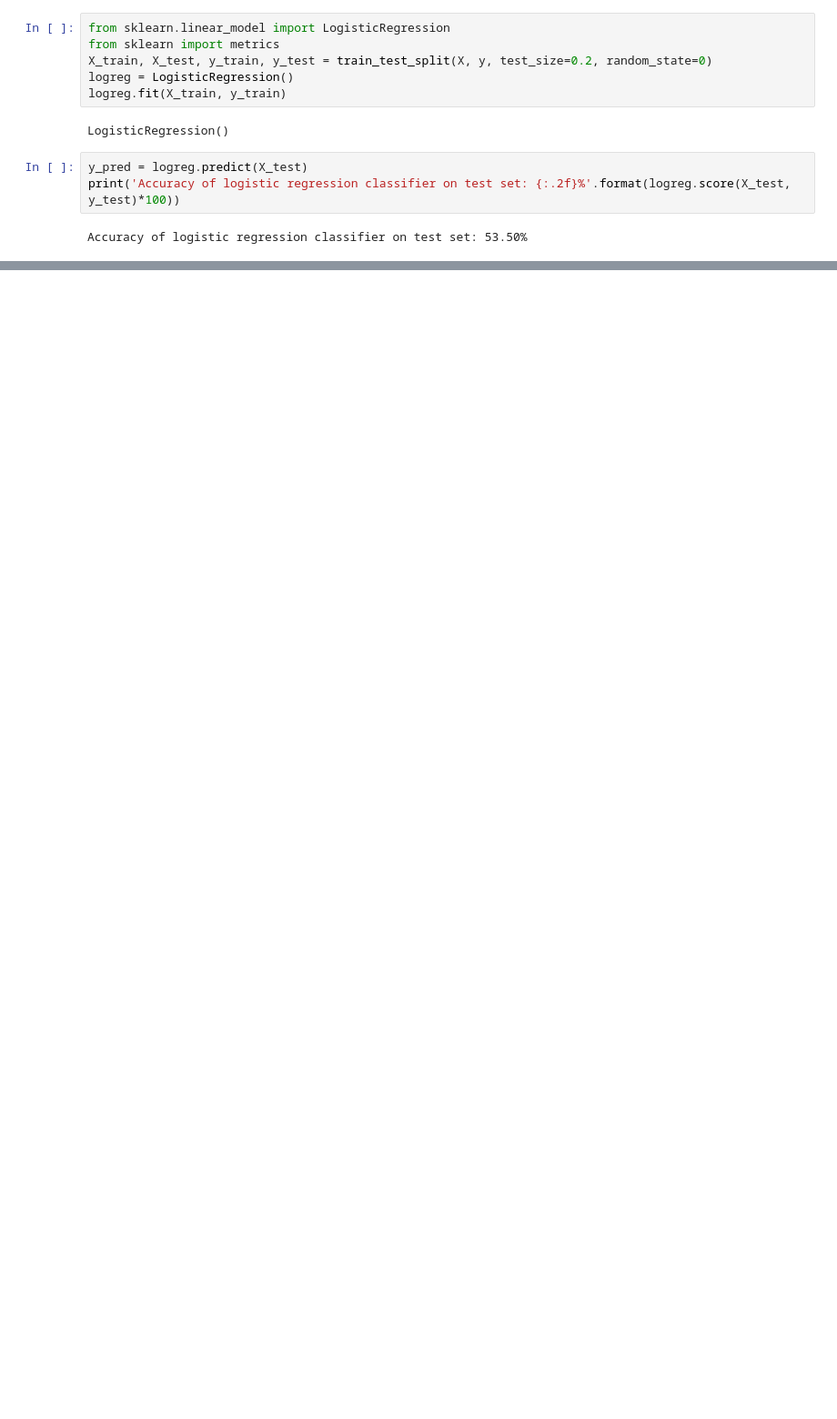
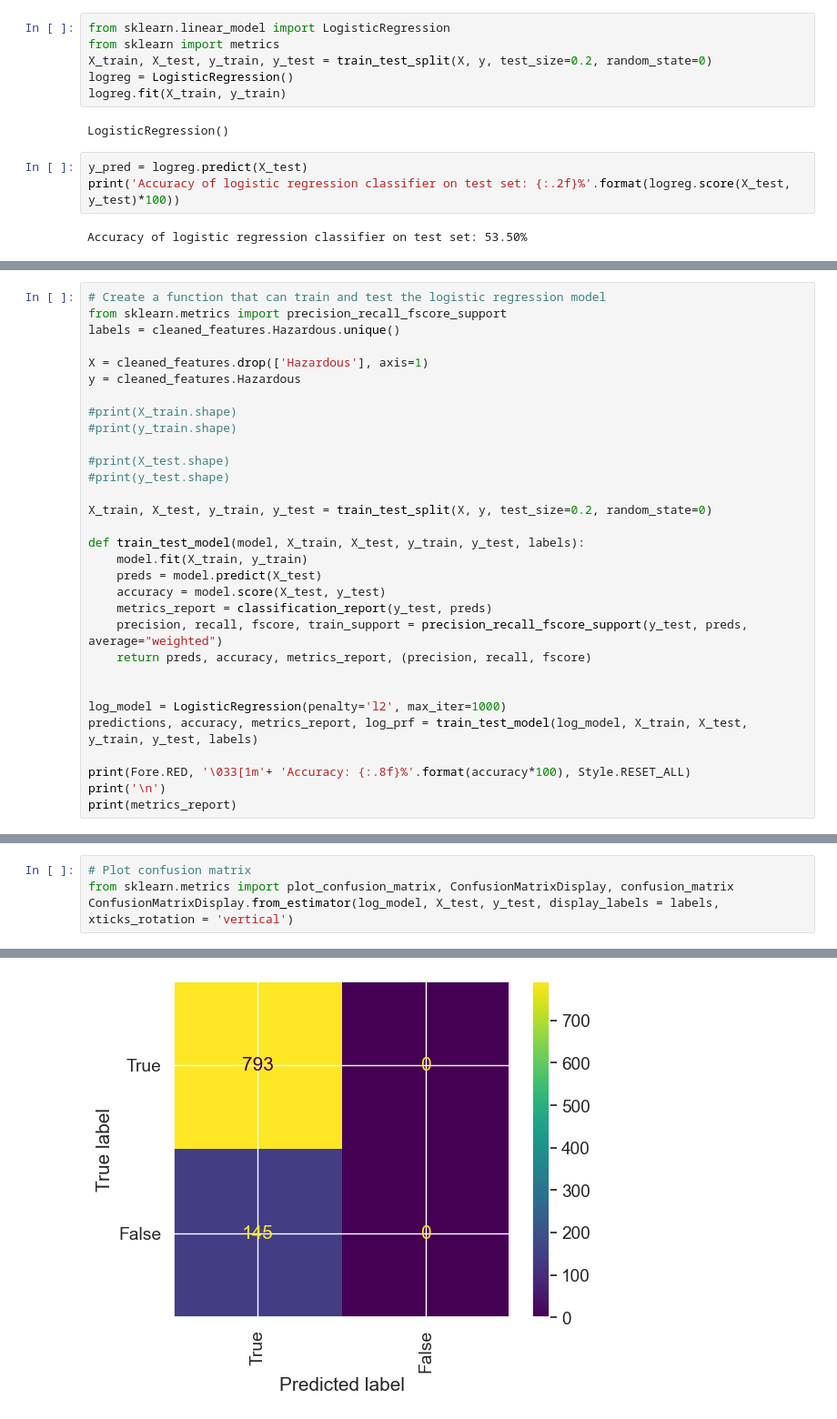
Before and after one commit to alisonjing/DTSA5506-Data-Mining-Project, a Jupyter notebook: NASA_Asteroid_Classification.ipynb, the cells around one changed output, grey strips where cells are left out. Shown at 91% size. Saved outputs shown, nothing was run; the diff lists cells and outputs as text; blank space fills up the shorter version.

```diff
--- a/NASA_Asteroid_Classification.ipynb
+++ b/NASA_Asteroid_Classification.ipynb
@@ -822,0 +886,31 @@ Accuracy of logistic regression classifier on test set: 53.50%
+# %%
+# Create a function that can train and test the logistic regression model
+from sklearn.metrics import precision_recall_fscore_support
+labels = cleaned_features.Hazardous.unique()
+
+X = cleaned_features.drop(['Hazardous'], axis=1)
+y = cleaned_features.Hazardous
+
+#print(X_train.shape)
+#print(y_train.shape)
+
+#print(X_test.shape)
+#print(y_test.shape)
+
+X_train, X_test, y_train, y_test = train_test_split(X, y, test_size=0.2, random_state=0)
+
+def train_test_model(model, X_train, X_test, y_train, y_test, labels):
+    model.fit(X_train, y_train)
+    preds = model.predict(X_test)
+    accuracy = model.score(X_test, y_test)
+    metrics_report = classification_report(y_test, preds)
+    precision, recall, fscore, train_support = precision_recall_fscore_support(y_test, preds, average="weighted")
+    return preds, accuracy, metrics_report, (precision, recall, fscore)
+
+
+log_model = LogisticRegression(penalty='l2', max_iter=1000)
+predictions, accuracy, metrics_report, log_prf = train_test_model(log_model, X_train, X_test, y_train, y_test, labels)
+
+print(Fore.RED, '\033[1m'+ 'Accuracy: {:.8f}%'.format(accuracy*100), Style.RESET_ALL)
+print('\n')
+print(metrics_report)
@@ -822,0 +957,5 @@ Accuracy of logistic regression classifier on test set: 53.50%
+# %%
+# Plot confusion matrix
+from sklearn.metrics import plot_confusion_matrix, ConfusionMatrixDisplay, confusion_matrix
+ConfusionMatrixDisplay.from_estimator(log_model, X_test, y_test, display_labels = labels, xticks_rotation = 'vertical')
+# %% [output]
@@ -822,0 +963 @@ Accuracy of logistic regression classifier on test set: 53.50%
+[figure, added]
```
Also changed, not shown: parts of 15 cells of this notebook.
